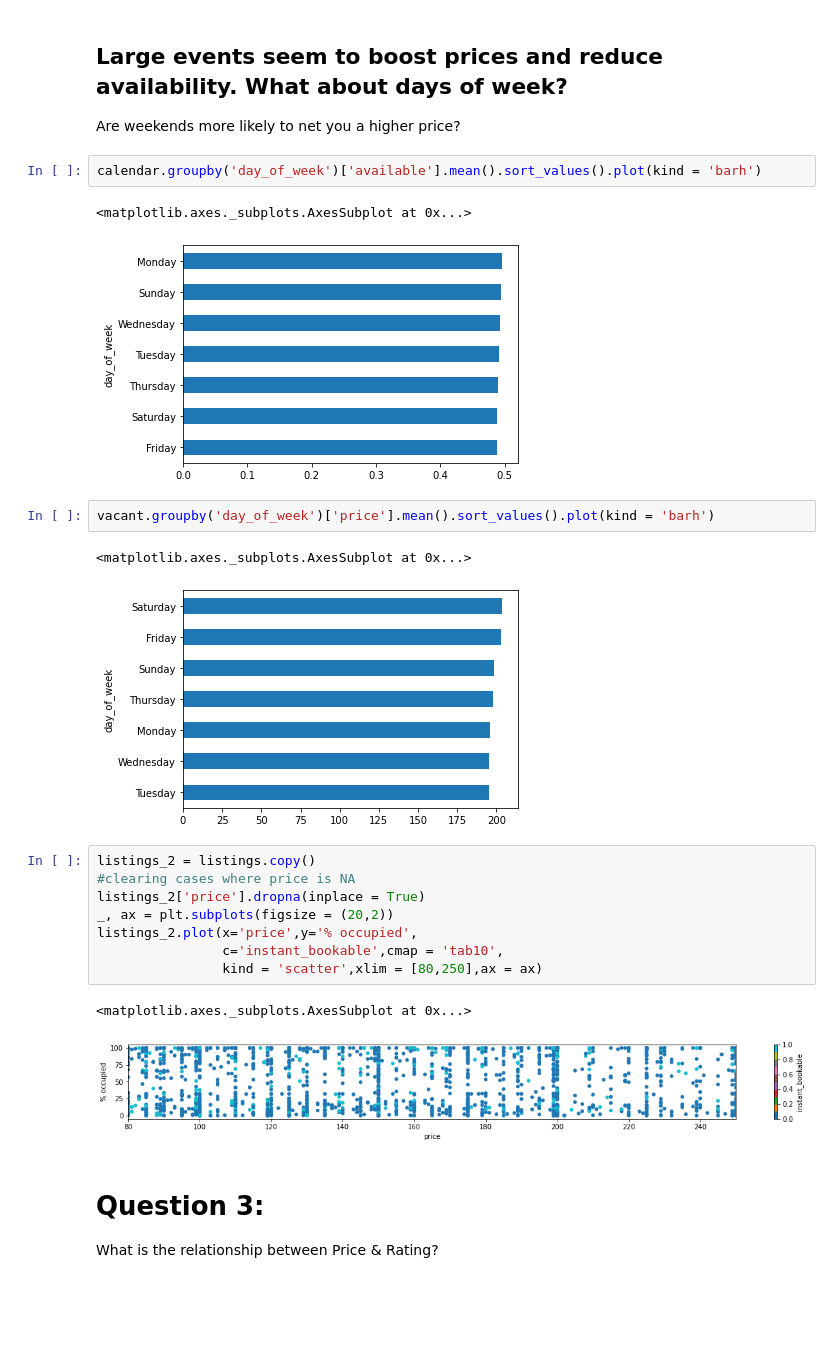
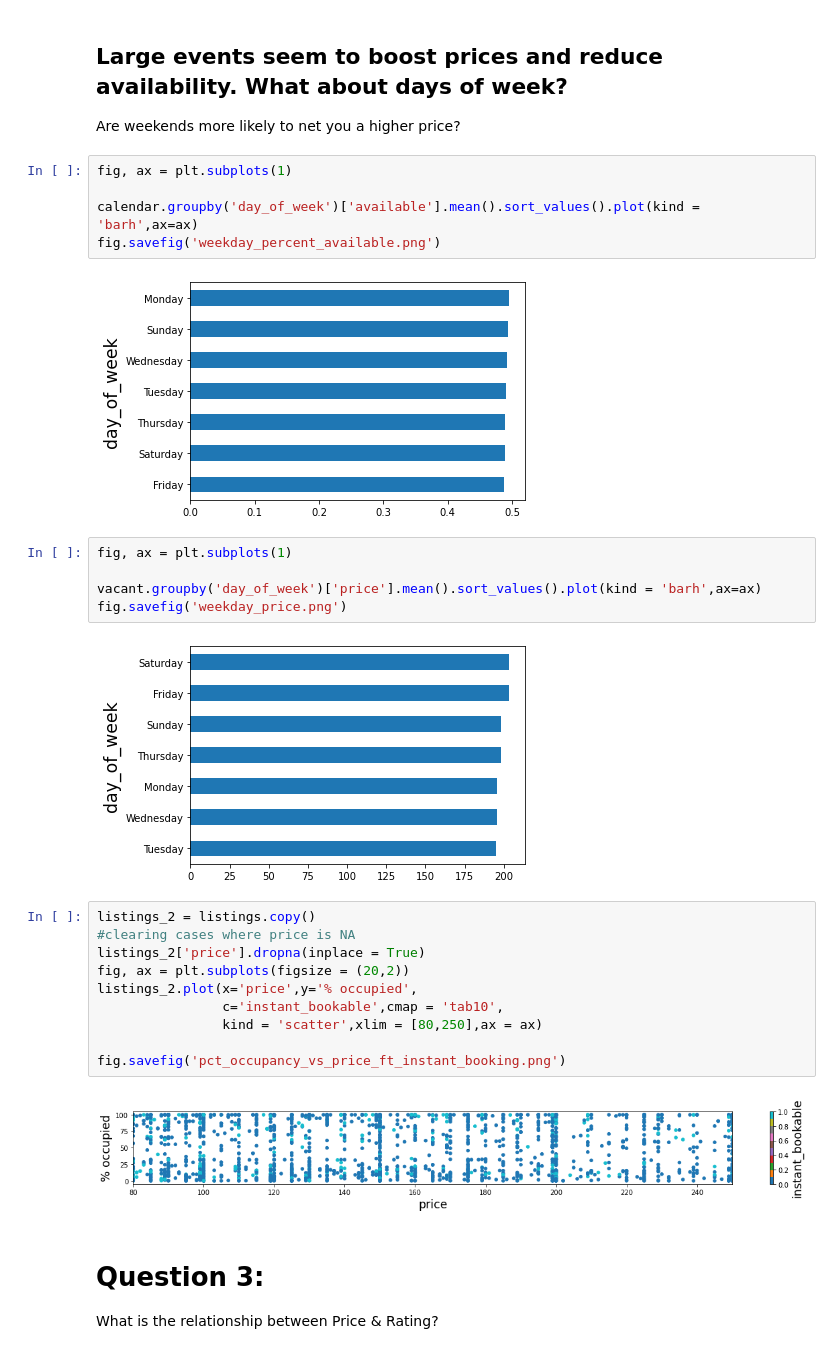
Before and after one commit to ogurashi/Boston-AirBnB-Analysis, a Jupyter notebook: rentals.ipynb, the cells around one changed output. Drawn from its saved outputs; the diff is of its cells as text; blank space fills up the shorter version.

```diff
--- a/rentals.ipynb
+++ b/rentals.ipynb
@@ -584,26 +589,31 @@ Name: price, dtype: float64
 ## Large events seem to boost prices and reduce availability. What about days of week?
 Are weekends more likely to net you a higher price?
 # %%
-calendar.groupby('day_of_week')['available'].mean().sort_values().plot(kind = 'barh')
+fig, ax = plt.subplots(1)
+
+calendar.groupby('day_of_week')['available'].mean().sort_values().plot(kind = 'barh',ax=ax)
+fig.savefig('weekday_percent_available.png')
 # %% [output]
-<matplotlib.axes._subplots.AxesSubplot at 0x...>
-[figure, old version]
+[figure, new version]
 # %%
-vacant.groupby('day_of_week')['price'].mean().sort_values().plot(kind = 'barh')
+fig, ax = plt.subplots(1)
+
+vacant.groupby('day_of_week')['price'].mean().sort_values().plot(kind = 'barh',ax=ax)
+fig.savefig('weekday_price.png')
 # %% [output]
-<matplotlib.axes._subplots.AxesSubplot at 0x...>
-[figure, old version]
+[figure, new version]
 # %%
 listings_2 = listings.copy()
 #clearing cases where price is NA
 listings_2['price'].dropna(inplace = True)
-_, ax = plt.subplots(figsize = (20,2))
+fig, ax = plt.subplots(figsize = (20,2))
 listings_2.plot(x='price',y='% occupied',
                 c='instant_bookable',cmap = 'tab10',
                 kind = 'scatter',xlim = [80,250],ax = ax)
+
+fig.savefig('pct_occupancy_vs_price_ft_instant_booking.png')
 # %% [output]
-<matplotlib.axes._subplots.AxesSubplot at 0x...>
-[figure, old version]
+[figure, new version]
 # %% [markdown]
 # Question 3:
 What is the relationship between Price & Rating?
```
Also changed, not shown: parts of 17 cells of this notebook.
